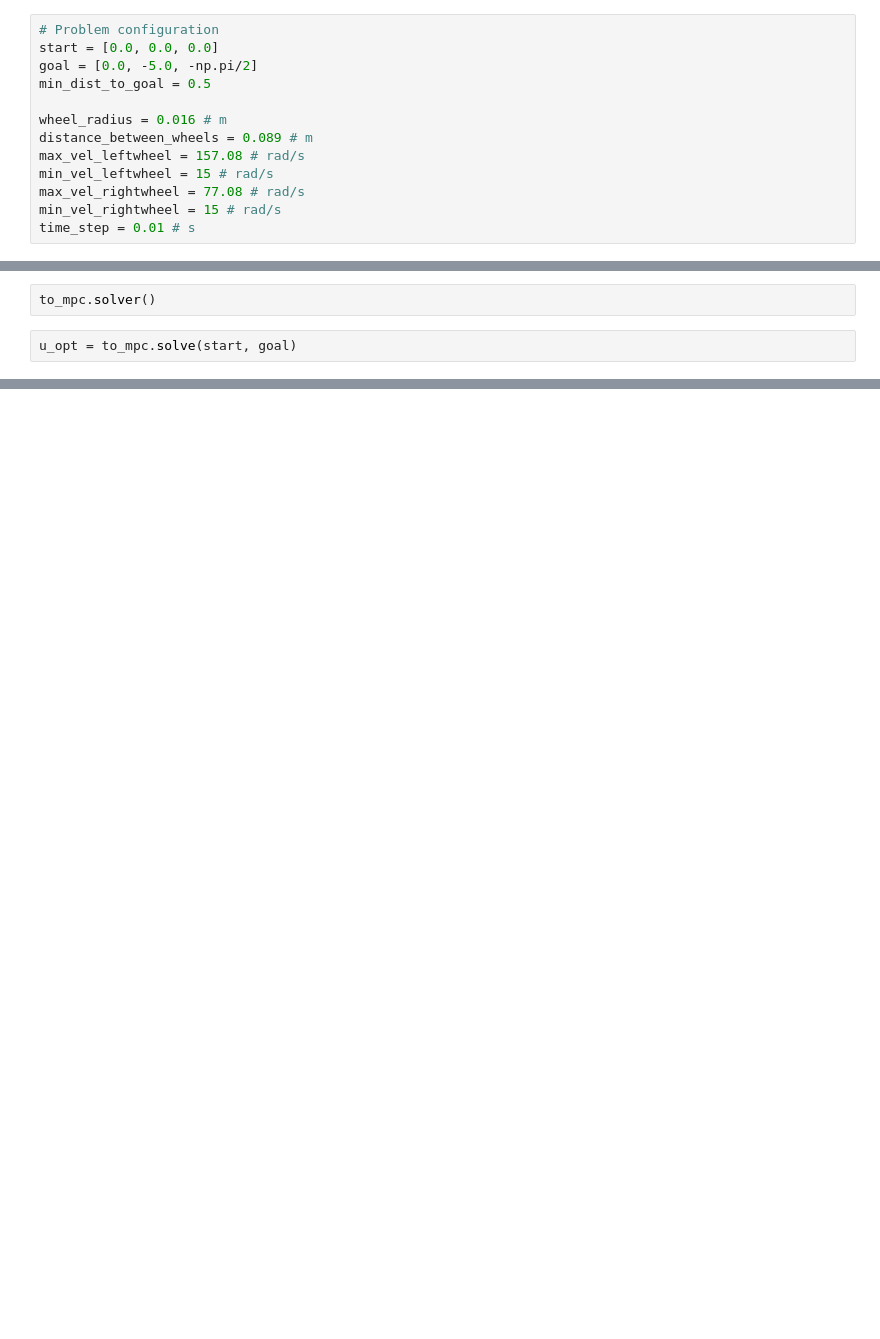
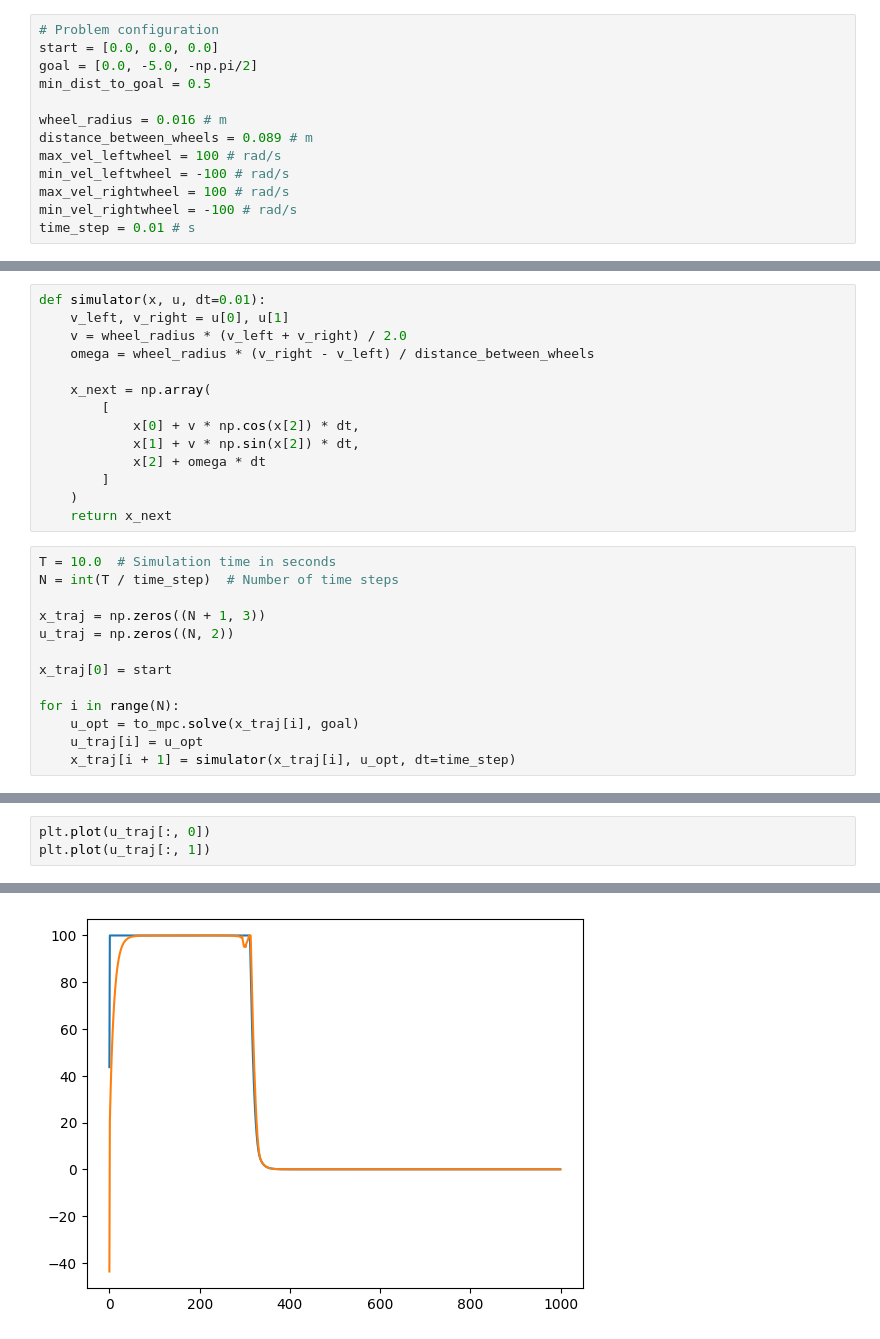
Before and after one commit to bojan-derajic/QTO-MPC, a Jupyter notebook: notebooks/dev_notebook.ipynb, the cells around one changed output, grey strips where cells are left out. Drawn from its saved outputs; the diff is of its cells as text; blank space fills up the shorter version.

```diff
--- a/notebooks/dev_notebook.ipynb
+++ b/notebooks/dev_notebook.ipynb
@@ -12,10 +14,10 @@ min_dist_to_goal = 0.5
 
 wheel_radius = 0.016 # m
 distance_between_wheels = 0.089 # m
-max_vel_leftwheel = 157.08 # rad/s
-min_vel_leftwheel = 15 # rad/s
-max_vel_rightwheel = 77.08 # rad/s
-min_vel_rightwheel = 15 # rad/s
+max_vel_leftwheel = 100 # rad/s
+min_vel_leftwheel = -100 # rad/s
+max_vel_rightwheel = 100 # rad/s
+min_vel_rightwheel = -100 # rad/s
 time_step = 0.01 # s
 # %%
 class TO_MPC():
@@ -164,4 +171,27 @@ to_mpc = TO_MPC()
 # %%
-to_mpc.solver()
+def simulator(x, u, dt=0.01):
+    v_left, v_right = u[0], u[1]
+    v = wheel_radius * (v_left + v_right) / 2.0
+    omega = wheel_radius * (v_right - v_left) / distance_between_wheels
+
+    x_next = np.array(
+        [
+            x[0] + v * np.cos(x[2]) * dt,
+            x[1] + v * np.sin(x[2]) * dt,
+            x[2] + omega * dt
+        ]
+    )
+    return x_next
 # %%
-u_opt = to_mpc.solve(start, goal)
+T = 10.0  # Simulation time in seconds
+N = int(T / time_step)  # Number of time steps
+
+x_traj = np.zeros((N + 1, 3))
+u_traj = np.zeros((N, 2))
+
+x_traj[0] = start
+
+for i in range(N):
+    u_opt = to_mpc.solve(x_traj[i], goal)
+    u_traj[i] = u_opt
+    x_traj[i + 1] = simulator(x_traj[i], u_opt, dt=time_step)
@@ -167,0 +231,4 @@ u_opt = to_mpc.solve(start, goal)
+# %%
+plt.plot(u_traj[:, 0])
+plt.plot(u_traj[:, 1])
+# %% [output]
@@ -167,0 +236 @@ u_opt = to_mpc.solve(start, goal)
+[figure, added]
```
Also changed, not shown: parts of 6 cells of this notebook, 2 other files.
